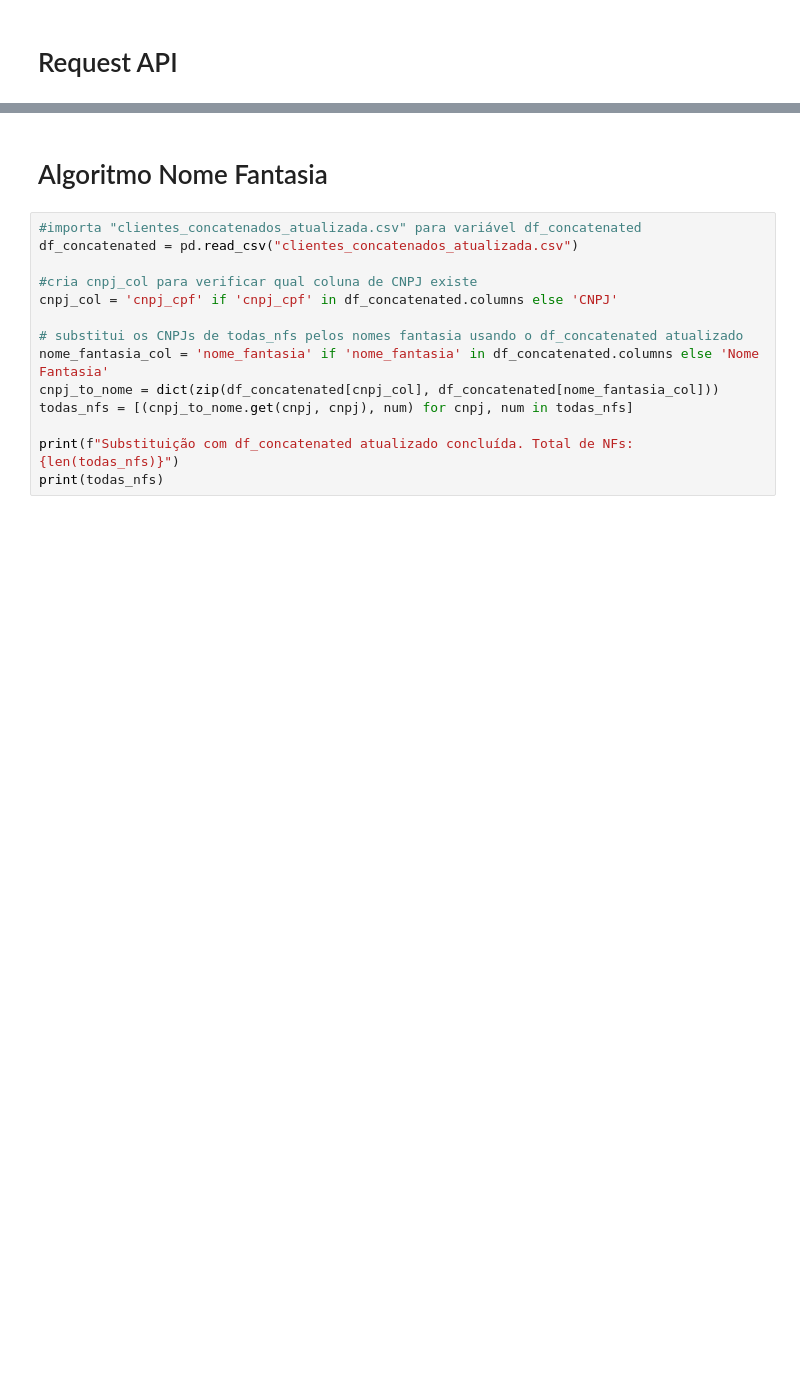
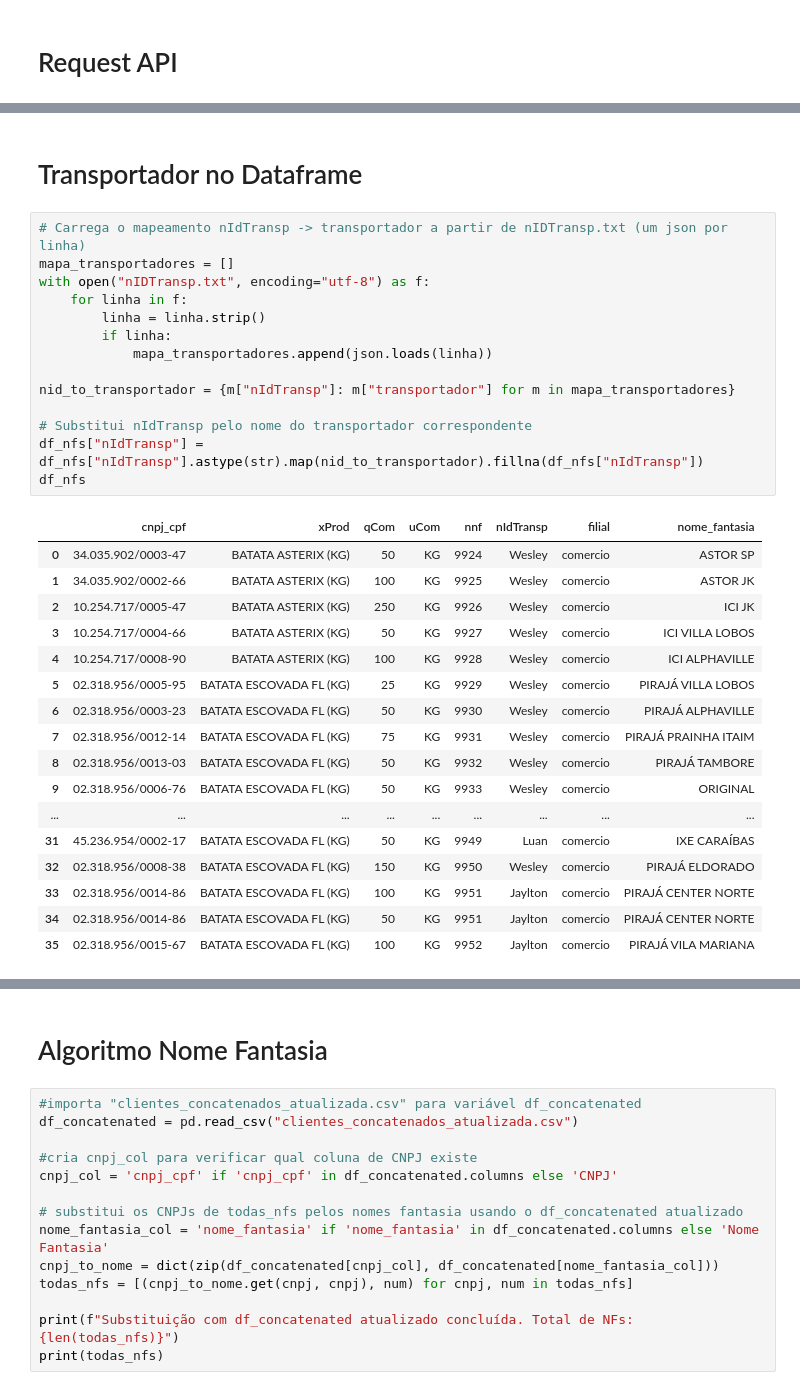
Before and after one commit to renato-evangelista/protocolo_nfs_projetos, a Jupyter notebook: app_v3.ipynb, the cells around one changed output, grey strips where cells are left out. Cells and saved outputs as stored; diff of their text form; blank space fills up the shorter version.

```diff
--- a/app_v3.ipynb
+++ b/app_v3.ipynb
@@ -70,0 +144,34 @@ Usando credenciais para filial: distribuidora
+# %% [markdown]
+# Transportador no Dataframe
+# %%
+# Carrega o mapeamento nIdTransp -> transportador a partir de nIDTransp.txt (um json por linha)
+mapa_transportadores = []
+with open("nIDTransp.txt", encoding="utf-8") as f:
+    for linha in f:
+        linha = linha.strip()
+        if linha:
+            mapa_transportadores.append(json.loads(linha))
+
+nid_to_transportador = {m["nIdTransp"]: m["transportador"] for m in mapa_transportadores}
+
+# Substitui nIdTransp pelo nome do transportador correspondente
+df_nfs["nIdTransp"] = df_nfs["nIdTransp"].astype(str).map(nid_to_transportador).fillna(df_nfs["nIdTransp"])
+df_nfs
+# %% [output]
+|  | cnpj_cpf | xProd | qCom | uCom | nnf | nIdTransp | filial | nome_fantasia |
+| 0 | 34.035.902/0003-47 | BATATA ASTERIX (KG) | 50 | KG | 9924 | Wesley | comercio | ASTOR SP |
+| 1 | 34.035.902/0002-66 | BATATA ASTERIX (KG) | 100 | KG | 9925 | Wesley | comercio | ASTOR JK |
+| 2 | 10.254.717/0005-47 | BATATA ASTERIX (KG) | 250 | KG | 9926 | Wesley | comercio | ICI JK |
+| 3 | 10.254.717/0004-66 | BATATA ASTERIX (KG) | 50 | KG | 9927 | Wesley | comercio | ICI VILLA LOBOS |
+| 4 | 10.254.717/0008-90 | BATATA ASTERIX (KG) | 100 | KG | 9928 | Wesley | comercio | ICI ALPHAVILLE |
+| 5 | 02.318.956/0005-95 | BATATA ESCOVADA FL (KG) | 25 | KG | 9929 | Wesley | comercio | PIRAJÁ VILLA LOBOS |
+| 6 | 02.318.956/0003-23 | BATATA ESCOVADA FL (KG) | 50 | KG | 9930 | Wesley | comercio | PIRAJÁ ALPHAVILLE |
+| 7 | 02.318.956/0012-14 | BATATA ESCOVADA FL (KG) | 75 | KG | 9931 | Wesley | comercio | PIRAJÁ PRAINHA ITAIM |
+| 8 | 02.318.956/0013-03 | BATATA ESCOVADA FL (KG) | 50 | KG | 9932 | Wesley | comercio | PIRAJÁ TAMBORE |
+| 9 | 02.318.956/0006-76 | BATATA ESCOVADA FL (KG) | 50 | KG | 9933 | Wesley | comercio | ORIGINAL |
+| ... | ... | ... | ... | ... | ... | ... | ... | ... |
+| 31 | 45.236.954/0002-17 | BATATA ESCOVADA FL (KG) | 50 | KG | 9949 | Luan | comercio | IXE CARAÍBAS |
+| 32 | 02.318.956/0008-38 | BATATA ESCOVADA FL (KG) | 150 | KG | 9950 | Wesley | comercio | PIRAJÁ ELDORADO |
+| 33 | 02.318.956/0014-86 | BATATA ESCOVADA FL (KG) | 100 | KG | 9951 | Jaylton | comercio | PIRAJÁ CENTER NORTE |
+| 34 | 02.318.956/0014-86 | BATATA ESCOVADA FL (KG) | 50 | KG | 9951 | Jaylton | comercio | PIRAJÁ CENTER NORTE |
+| 35 | 02.318.956/0015-67 | BATATA ESCOVADA FL (KG) | 100 | KG | 9952 | Jaylton | comercio | PIRAJÁ VILA MARIANA |
```
Also changed, not shown: parts of 11 cells of this notebook, 6 other files.
